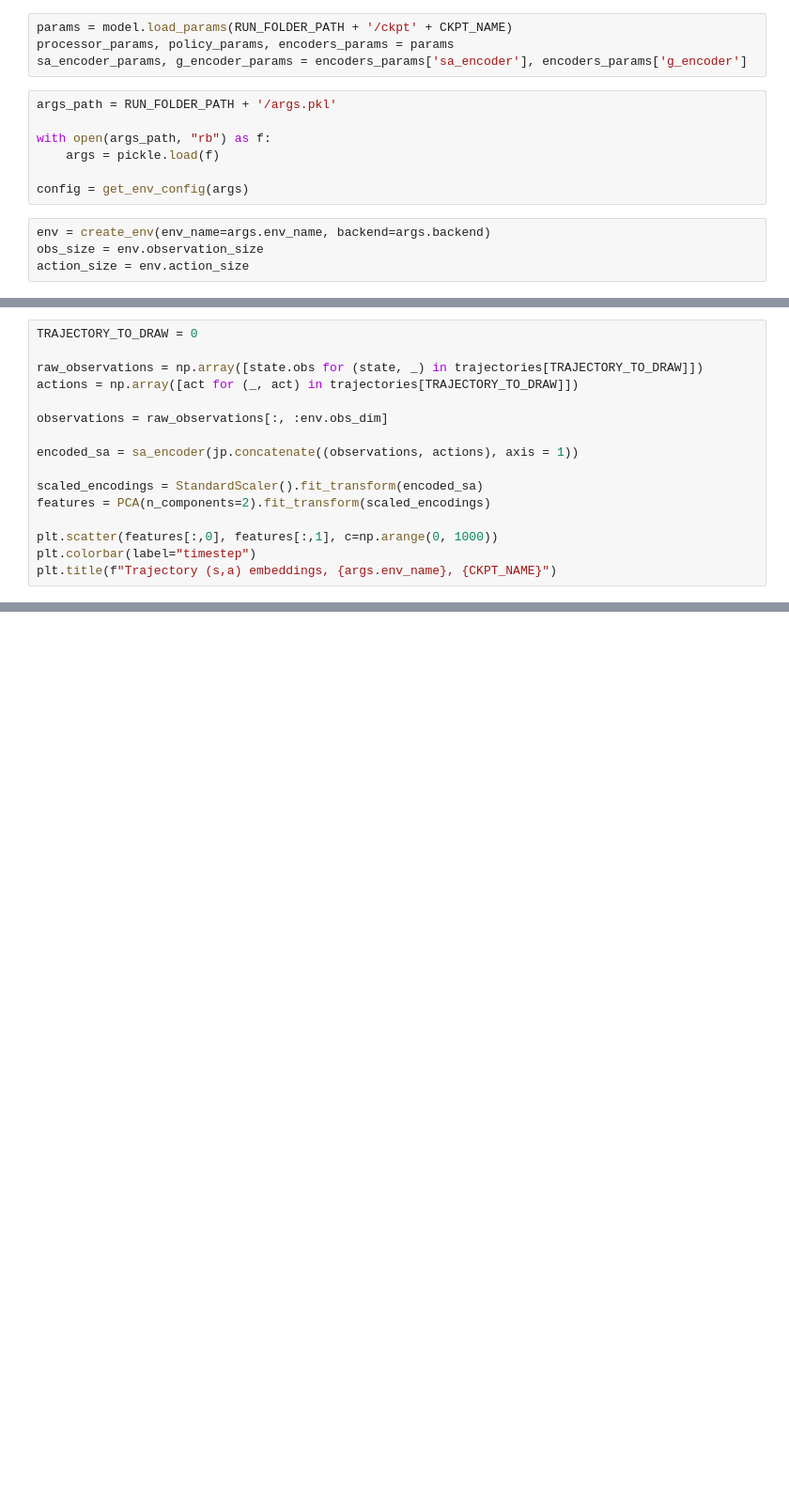
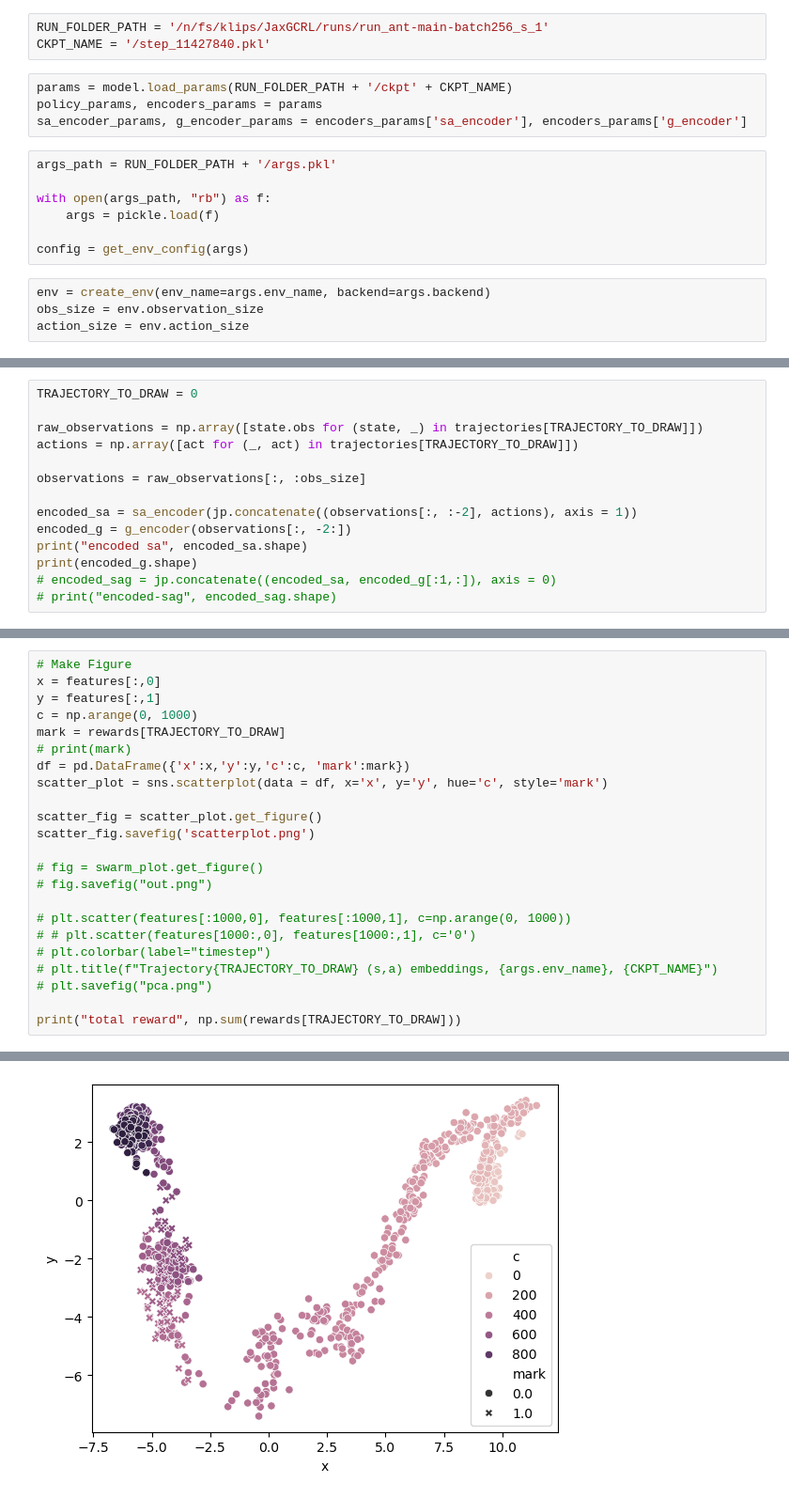
Before and after one commit to kwantlin/JaxGCRL, a Jupyter notebook: notebooks/visualize copy.ipynb, the cells around one changed output, grey strips where cells are left out. Shown at 94% size. Cells and saved outputs as stored; diff of their text form; blank space fills up the shorter version.

Commit message:
ant baseline visualized

```diff
--- a/notebooks/visualize copy.ipynb
+++ b/notebooks/visualize copy.ipynb
@@ -17,6 +24,9 @@ CKPT_NAME = '/step_32358400.pkl'
+# %%
+RUN_FOLDER_PATH = '/n/fs/klips/JaxGCRL/runs/run_ant-main-batch256_s_1'
+CKPT_NAME = '/step_11427840.pkl'
 # %%
 params = model.load_params(RUN_FOLDER_PATH + '/ckpt' + CKPT_NAME)
-processor_params, policy_params, encoders_params = params
+policy_params, encoders_params = params
 sa_encoder_params, g_encoder_params = encoders_params['sa_encoder'], encoders_params['g_encoder']
 # %%
 args_path = RUN_FOLDER_PATH + '/args.pkl'
@@ -67,13 +140,11 @@ TRAJECTORY_TO_DRAW = 0
 raw_observations = np.array([state.obs for (state, _) in trajectories[TRAJECTORY_TO_DRAW]])
 actions = np.array([act for (_, act) in trajectories[TRAJECTORY_TO_DRAW]])
 
-observations = raw_observations[:, :env.obs_dim]
+observations = raw_observations[:, :obs_size]
 
-encoded_sa = sa_encoder(jp.concatenate((observations, actions), axis = 1))
-
-scaled_encodings = StandardScaler().fit_transform(encoded_sa)
-features = PCA(n_components=2).fit_transform(scaled_encodings)
-
-plt.scatter(features[:,0], features[:,1], c=np.arange(0, 1000))
-plt.colorbar(label="timestep")
-plt.title(f"Trajectory (s,a) embeddings, {args.env_name}, {CKPT_NAME}")
+encoded_sa = sa_encoder(jp.concatenate((observations[:, :-2], actions), axis = 1))
+encoded_g = g_encoder(observations[:, -2:])
+print("encoded sa", encoded_sa.shape)
+print(encoded_g.shape)
+# encoded_sag = jp.concatenate((encoded_sa, encoded_g[:1,:]), axis = 0)
+# print("encoded-sag", encoded_sag.shape)
@@ -79,0 +157,24 @@ plt.title(f"Trajectory (s,a) embeddings, {args.env_name}, {CKPT_NAME}")
+# %%
+# Make Figure
+x = features[:,0]
+y = features[:,1]
+c = np.arange(0, 1000)
+mark = rewards[TRAJECTORY_TO_DRAW]
+# print(mark)
+df = pd.DataFrame({'x':x,'y':y,'c':c, 'mark':mark})
+scatter_plot = sns.scatterplot(data = df, x='x', y='y', hue='c', style='mark')
+
+scatter_fig = scatter_plot.get_figure()
+scatter_fig.savefig('scatterplot.png')
+
+# fig = swarm_plot.get_figure()
+# fig.savefig("out.png")
+
+# plt.scatter(features[:1000,0], features[:1000,1], c=np.arange(0, 1000))
+# # plt.scatter(features[1000:,0], features[1000:,1], c='0')
+# plt.colorbar(label="timestep")
+# plt.title(f"Trajectory{TRAJECTORY_TO_DRAW} (s,a) embeddings, {args.env_name}, {CKPT_NAME}")
+# plt.savefig("pca.png")
+
+print("total reward", np.sum(rewards[TRAJECTORY_TO_DRAW]))
+# %% [output]
@@ -79,0 +182 @@ plt.title(f"Trajectory (s,a) embeddings, {args.env_name}, {CKPT_NAME}")
+[figure, added]
```
Also changed, not shown: parts of 19 cells of this notebook, 6 other files.
